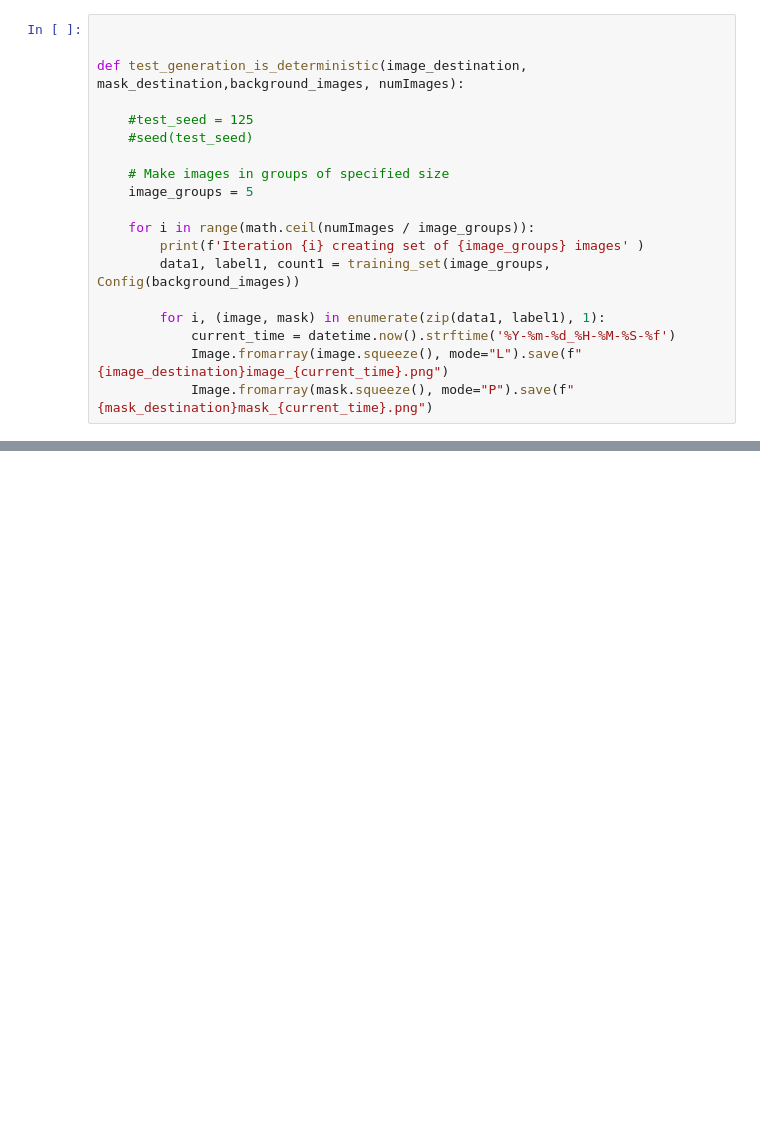
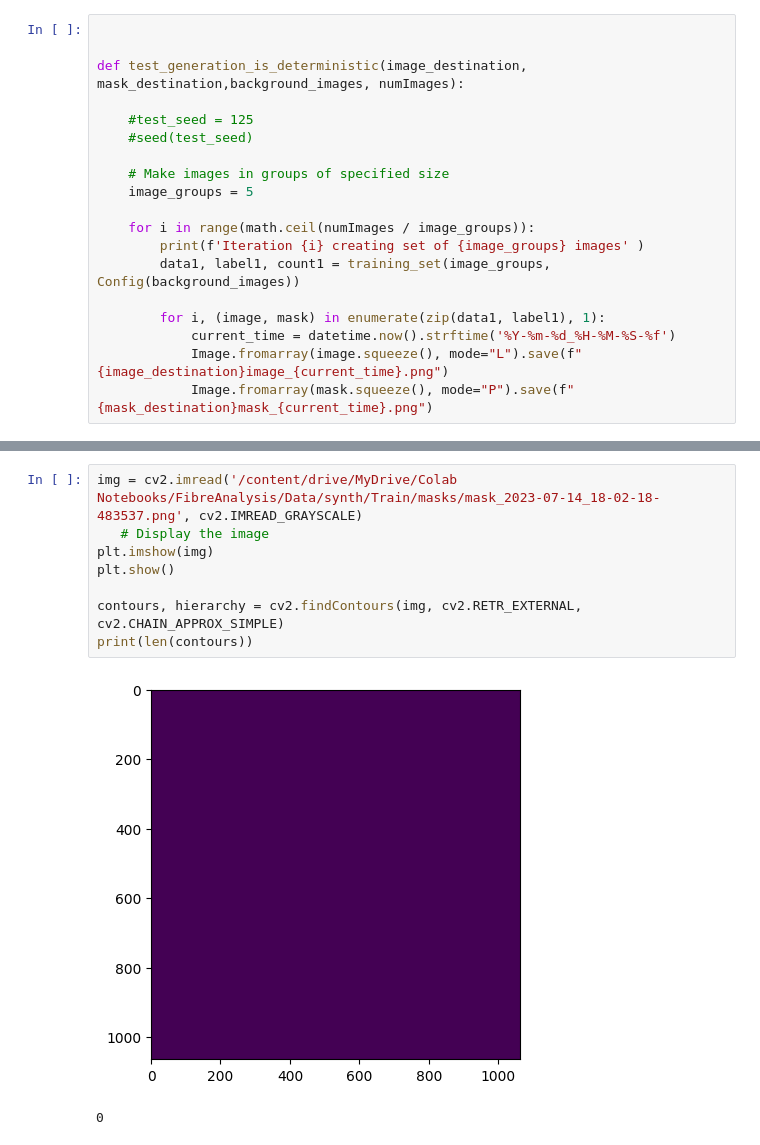
Before and after one commit to DeiricSean/FibreAnalysis, a Jupyter notebook: Step1_DataCreation/generateSynthImages_Colab.ipynb, the cells around one changed output, grey strips where cells are left out. Saved outputs shown, nothing was run; the diff lists cells and outputs as text; blank space fills up the shorter version.

```diff
--- a/Step1_DataCreation/generateSynthImages_Colab.ipynb
+++ b/Step1_DataCreation/generateSynthImages_Colab.ipynb
@@ -578,0 +592,11 @@ Image Creation complete
+# %%
+img = cv2.imread('/content/drive/MyDrive/Colab Notebooks/FibreAnalysis/Data/synth/Train/masks/mask_2023-07-14_18-02-18-483537.png', cv2.IMREAD_GRAYSCALE)
+   # Display the image
+plt.imshow(img)
+plt.show()
+
+contours, hierarchy = cv2.findContours(img, cv2.RETR_EXTERNAL, cv2.CHAIN_APPROX_SIMPLE)
+print(len(contours))
+# %% [output]
+[figure, added]
+0
```
Also changed, not shown: parts of 3 cells of this notebook.
